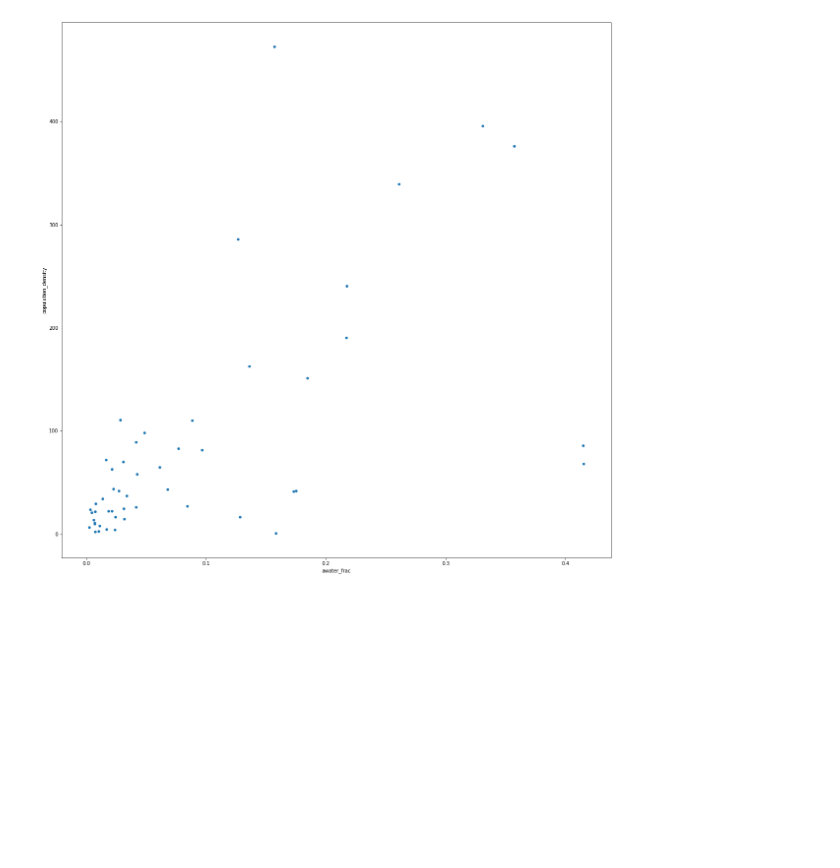
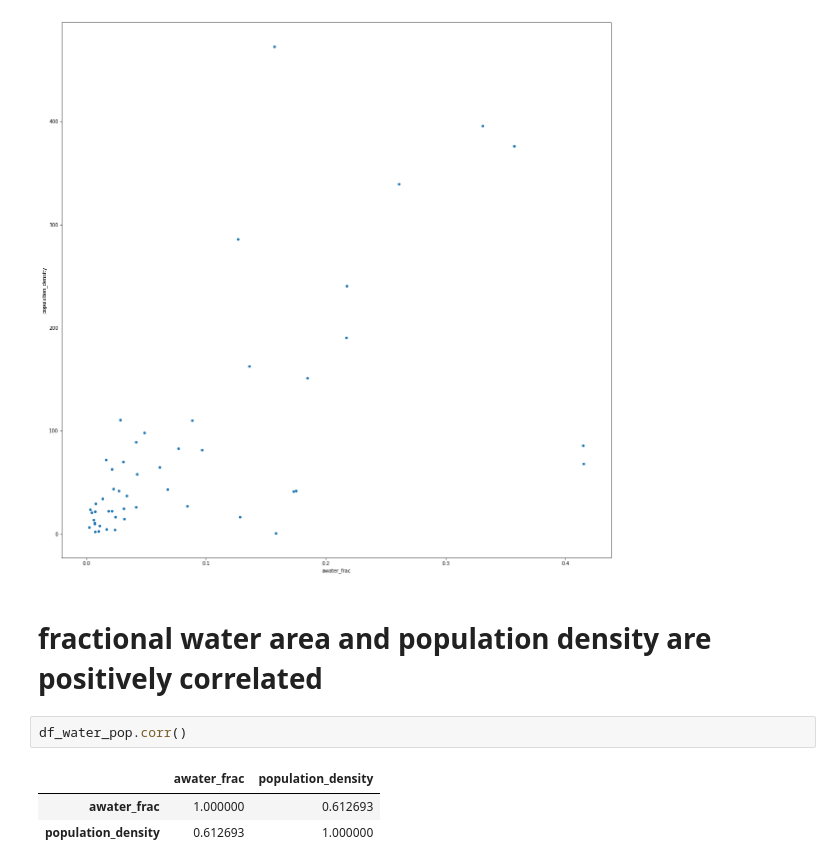
Before and after one commit to beepscore/census_play, a Jupyter notebook: us_states.ipynb, the cells around one changed output. Drawn from its saved outputs; the diff is of its cells as text; blank space fills up the shorter version.

```diff
--- a/us_states.ipynb
+++ b/us_states.ipynb
@@ -278,3 +280,11 @@ df_water_pop.plot.scatter(x='awater_frac', y='population_density', figsize=figsi
 # %% [output]
 <matplotlib.axes._subplots.AxesSubplot at 0x...>
 [figure]
+# %% [markdown]
+# fractional water area and population density are positively correlated
+# %%
+df_water_pop.corr()
+# %% [output]
+|  | awater_frac | population_density |
+| awater_frac | 1.000000 | 0.612693 |
+| population_density | 0.612693 | 1.000000 |
```
Also changed, not shown: parts of 2 cells of this notebook.
